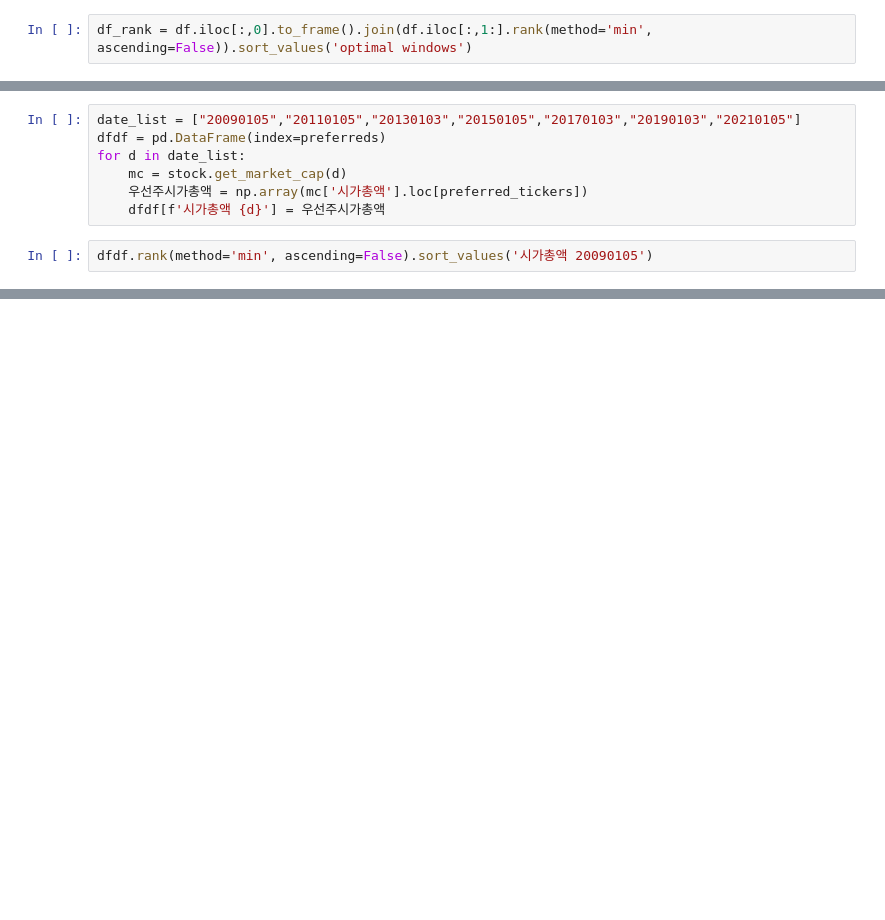
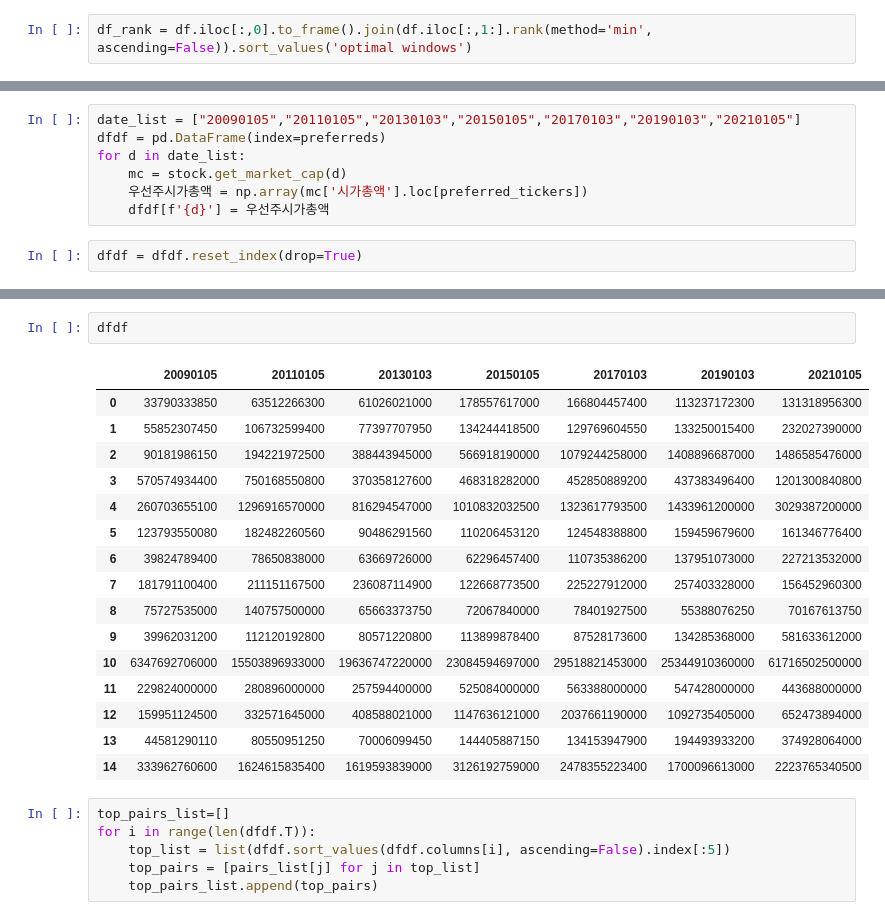
Before and after one commit to jo-cho/woosunjoo, a Jupyter notebook: notebook-stock_analysis.ipynb, the cells around one changed output, grey strips where cells are left out. Cells and saved outputs as stored; diff of their text form; blank space fills up the shorter version.

```diff
--- a/notebook-stock_analysis.ipynb
+++ b/notebook-stock_analysis.ipynb
@@ -330,6 +330,6 @@ dfdf = pd.DataFrame(index=preferreds)
 for d in date_list:
     mc = stock.get_market_cap(d)
     우선주시가총액 = np.array(mc['시가총액'].loc[preferred_tickers])
-    dfdf[f'시가총액 {d}'] = 우선주시가총액
+    dfdf[f'{d}'] = 우선주시가총액
 # %%
-dfdf.rank(method='min', ascending=False).sort_values('시가총액 20090105')
+dfdf = dfdf.reset_index(drop=True)
@@ -353,0 +336,25 @@ dfdf.rank(method='min', ascending=False).sort_values('시가총액 20090105')
+# %%
+dfdf
+# %% [output]
+|  | 20090105 | 20110105 | 20130103 | 20150105 | 20170103 | 20190103 | 20210105 |
+| 0 | 33790333850 | 63512266300 | 61026021000 | 178557617000 | 166804457400 | 113237172300 | 131318956300 |
+| 1 | 55852307450 | 106732599400 | 77397707950 | 134244418500 | 129769604550 | 133250015400 | 232027390000 |
+| 2 | 90181986150 | 194221972500 | 388443945000 | 566918190000 | 1079244258000 | 1408896687000 | 1486585476000 |
+| 3 | 570574934400 | 750168550800 | 370358127600 | 468318282000 | 452850889200 | 437383496400 | 1201300840800 |
+| 4 | 260703655100 | 1296916570000 | 816294547000 | 1010832032500 | 1323617793500 | 1433961200000 | 3029387200000 |
+| 5 | 123793550080 | 182482260560 | 90486291560 | 110206453120 | 124548388800 | 159459679600 | 161346776400 |
+| 6 | 39824789400 | 78650838000 | 63669726000 | 62296457400 | 110735386200 | 137951073000 | 227213532000 |
+| 7 | 181791100400 | 211151167500 | 236087114900 | 122668773500 | 225227912000 | 257403328000 | 156452960300 |
+| 8 | 75727535000 | 140757500000 | 65663373750 | 72067840000 | 78401927500 | 55388076250 | 70167613750 |
+| 9 | 39962031200 | 112120192800 | 80571220800 | 113899878400 | 87528173600 | 134285368000 | 581633612000 |
+| 10 | 6347692706000 | 15503896933000 | 19636747220000 | 23084594697000 | 29518821453000 | 25344910360000 | 61716502500000 |
+| 11 | 229824000000 | 280896000000 | 257594400000 | 525084000000 | 563388000000 | 547428000000 | 443688000000 |
+| 12 | 159951124500 | 332571645000 | 408588021000 | 1147636121000 | 2037661190000 | 1092735405000 | 652473894000 |
+| 13 | 44581290110 | 80550951250 | 70006099450 | 144405887150 | 134153947900 | 194493933200 | 374928064000 |
+| 14 | 333962760600 | 1624615835400 | 1619593839000 | 3126192759000 | 2478355223400 | 1700096613000 | 2223765340500 |
+# %%
+top_pairs_list=[]
+for i in range(len(dfdf.T)):
+    top_list = list(dfdf.sort_values(dfdf.columns[i], ascending=False).index[:5])
+    top_pairs = [pairs_list[j] for j in top_list]
+    top_pairs_list.append(top_pairs)
```
Also changed, not shown: parts of 19 cells of this notebook, 15 other files.
